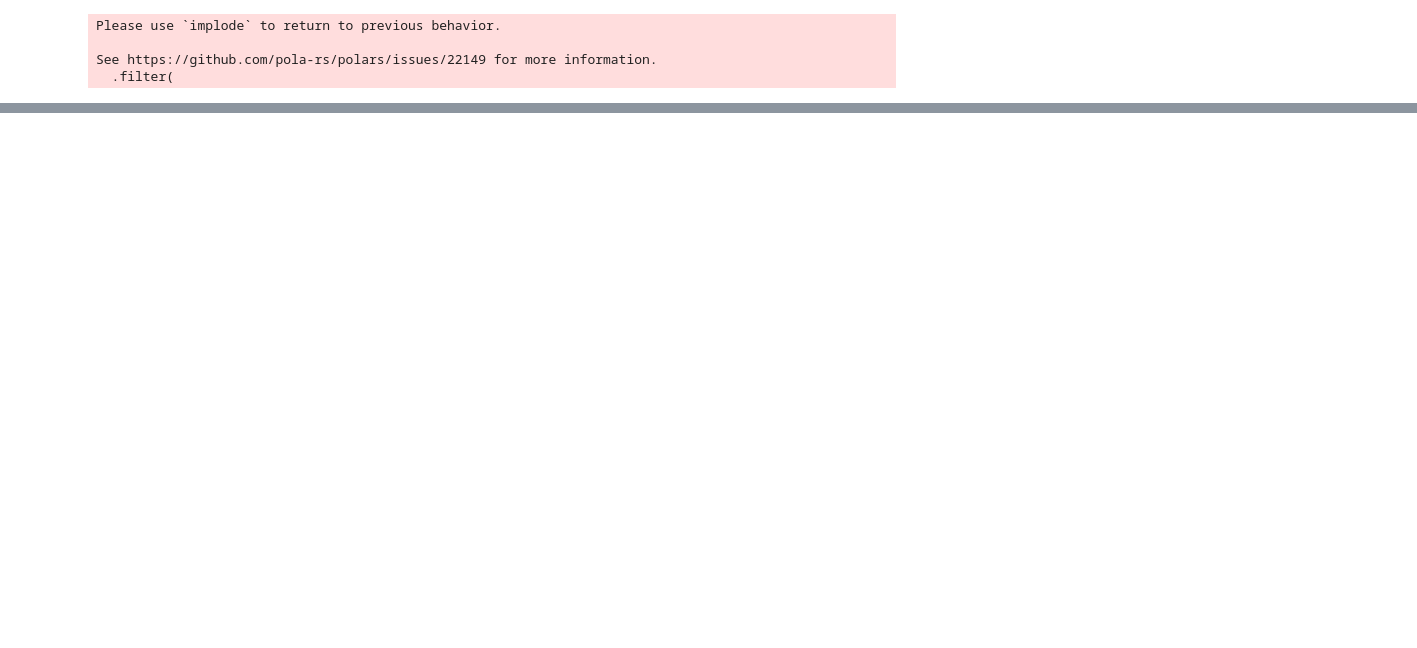
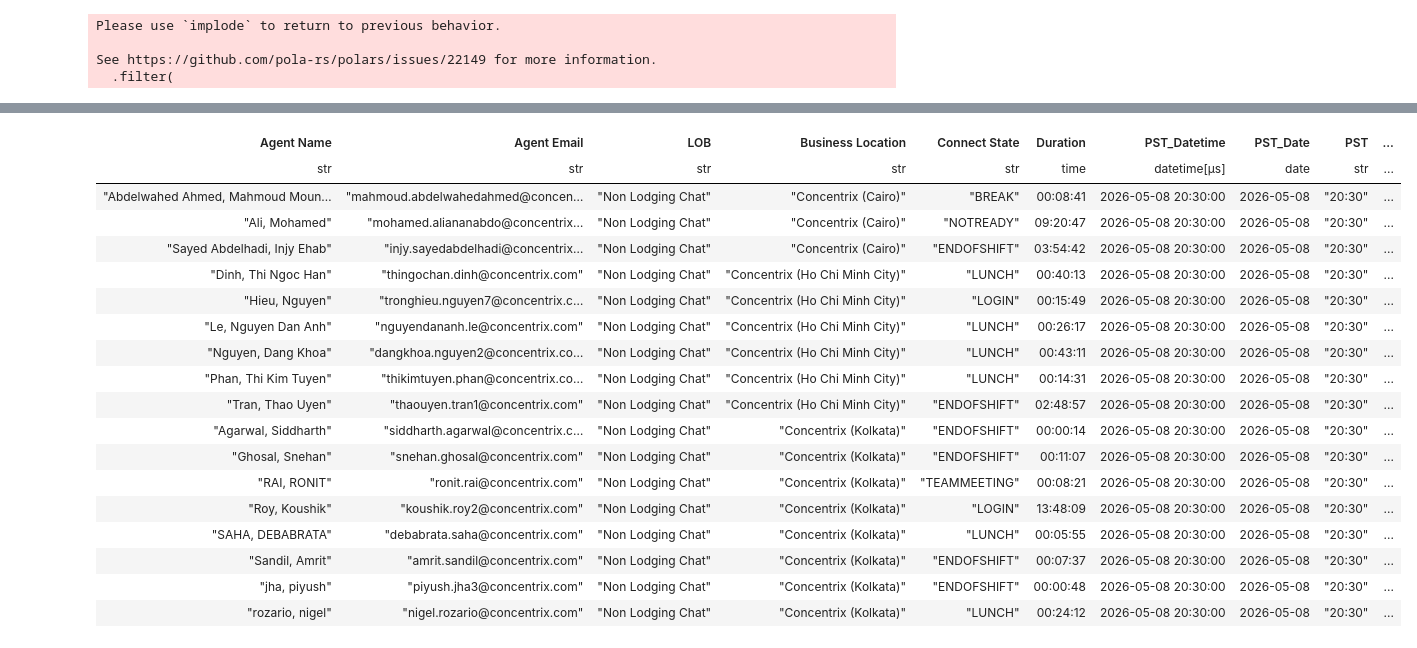
Before and after one commit to NguyenHuuChinh1998/CODE, a Jupyter notebook: realtime_monitoring.ipynb, the cells around one changed output, grey strips where cells are left out. Cells and saved outputs as stored; diff of their text form; code cells hidden in the pictures; blank space fills up the shorter version.

```diff
--- a/realtime_monitoring.ipynb
+++ b/realtime_monitoring.ipynb
@@ -154,7 +162,7 @@ SITE_MAPPING = {"Pune": "PUN", "Ho Chi Minh": "HCM", "Kolkata": "KOL", "Cairo":
 
 LOB_MAPPING = {
     "Lodging Chat": ["Chat_OD_EN_Car_Activity", "Chat_OD_EN_Lodging", "Chat - Global English Lodging Nesting", "Chat_Lodging English w Car"],
-    "Non Lodging Chat": ["Chat - Global English Non- Lodging Nesting", "Chat_OD_EN_Dual_GDS"]
+    "Non Lodging Chat": ["Chat - Global English Non- Lodging Nesting", "Chat_OD_EN_Dual_GDS", "Chat_OD_EN_Amadeus"]
 }
 
 ACTIVE_STATES = ["AVAILABLECHAT", "OUTBOUNDCALL"]
@@ -168,15 +176,16 @@ outage_db = (
         )
     )
     .select([
-        "Business Location", "Export time", "Agent Name", "Agent Manager",
+        "Business Location", "Export time", "Agent Name", "Agent Email", "Agent Manager",
         "Connect State", "Assigned Workitem Count", "Duration", "Queue Group / Routing Profile"
     ])
     .with_columns([
-        pl.col("Export time").cast(pl.Datetime, strict=False).dt.truncate("30m").alias("VN_Datetime"),
+        pl.col("Export time").cast(pl.Datetime, strict=False).dt.truncate("30m").alias("VNT_Datetime"),
         pl.col("Duration").str.strptime(pl.Time, "%H:%M:%S", strict=False)
     ])
+    .filter(pl.col("Export time") == pl.col("Export time").max().over("VNT_Datetime"))
     .with_columns([
-        pl.col("VN_Datetime").dt.replace_time_zone("Asia/Ho_Chi_Minh").dt.convert_time_zone("America/Los_Angeles").dt.replace_time_zone(None).alias("PST_Datetime")
+        pl.col("VNT_Datetime").dt.replace_time_zone("Asia/Ho_Chi_Minh").dt.convert_time_zone("America/Los_Angeles").dt.replace_time_zone(None).alias("PST_Datetime")
     ])
     .with_columns([
         pl.when(pl.col("Queue Group / Routing Profile").is_in(LOB_MAPPING["Lodging Chat"])).then(pl.lit("Lodging Chat"))
@@ -204,9 +213,7 @@ def add_time_cols(df, col="PST_Datetime"):
     )
 
 def build_hc(df, cond, label):
-
     value_col = f"Heads {label}"
-
     return (
         df.group_by(["LOB", "PST_Datetime"])
         .agg([
@@ -222,7 +229,6 @@ def build_hc(df, cond, label):
     )
 
 df_active = build_hc(outage_db, active_cond, "Active")
-
 df_inactive = build_hc(outage_db, inactive_cond, "Inactive")
 
 df_req = (
@@ -233,7 +239,10 @@ df_req = (
         pl.when(pl.col("LOB") == "Lodging chat").then(pl.lit("Lodging Chat"))
         .when(pl.col("LOB") == "Non-Lodging chat").then(pl.lit("Non Lodging Chat"))
         .otherwise(pl.col("LOB"))
-        .alias("LOB")
+        .alias("LOB"),
+
+        (pl.col("Total OU Req") * 2).alias("Total OU Req"),
+        (pl.col("OU Req by Site") * 2).alias("OU Req by Site")
     ])
     .select(["LOB", "Site", "PST_Datetime", "Total OU Req", "OU Req by Site"])
 )
@@ -242,21 +251,19 @@ df_active = (
     df_active
     .join(df_req, on=["LOB", "Site", "PST_Datetime"], how="left")
     .with_columns([
-    (pl.col("Heads Active") - pl.col("OU Req by Site")).round(1).alias("Missing Heads"),
-
-    pl.when(
-        (pl.col("OU Req by Site").is_null()) |
-        (pl.col("OU Req by Site") == 0)
-    )
-    .then(pl.lit("-"))
-    .otherwise(
-        (((pl.col("Heads Active") / pl.col("OU Req by Site")) * 100).round(1).cast(pl.String) + "%")
-    )
-    .alias("Heads Active / OU Req by Site"),
-
-    pl.col("Total OU Req").round(1),
-    pl.col("OU Req by Site").round(1)
-])
+        (pl.col("Heads Active") - pl.col("OU Req by Site")).round(1).alias("Missing Heads"),
+        pl.when(
+            (pl.col("OU Req by Site").is_null()) |
+            (pl.col("OU Req by Site") == 0)
+        )
+        .then(pl.lit("-"))
+        .otherwise(
+            (((pl.col("Heads Active") / pl.col("OU Req by Site")) * 100).round(1).cast(pl.String) + "%")
+        )
+        .alias("Heads Active / OU Req by Site"),
+        pl.col("Total OU Req").round(1),
+        pl.col("OU Req by Site").round(1)
+    ])
     .select([
         "LOB", "Site", "Total OU Req", "OU Req by Site", "Heads Active",
         "Missing Heads", "Heads Active / OU Req by Site",
@@ -267,27 +274,28 @@ df_active = (
 df_inactive_details = (
     outage_db
     .filter(inactive_cond)
-    .select(["Agent Name", "LOB", "Business Location", "Connect State", "Duration", "PST_Datetime"])
-    .rename({"PST_Datetime": "PST_Interval"})
-    .pipe(add_time_cols, "PST_Interval")
-    .drop("PST_Interval")
+    .select([
+        "Agent Name", "Agent Email", "LOB", "Business Location",
+        "Connect State", "Duration", "PST_Datetime"
+    ])
+    .pipe(add_time_cols)
 )
 
-latest_pst = df_inactive_details.select(pl.col("PST").max()).item()
+latest_dt = outage_db.select(pl.col("PST_Datetime").max()).item()
 
-df_active = df_active.filter(pl.col("PST") == latest_pst)
-
-df_inactive = df_inactive.filter(pl.col("PST") == latest_pst)
+df_active = df_active.filter(pl.col("PST_Datetime") == latest_dt)
+df_inactive = df_inactive.filter(pl.col("PST_Datetime") == latest_dt)
+df_inactive_details = df_inactive_details.filter(pl.col("PST_Datetime") == latest_dt)
 
 df_lodging = df_inactive_details.filter(pl.col("LOB") == "Lodging Chat").sort(["Business Location", "Agent Name"])
-
 df_non_lodging = df_inactive_details.filter(pl.col("LOB") == "Non Lodging Chat").sort(["Business Location", "Agent Name"])
 
-# with pl.Config(tbl_rows=-1):
-#     display(df_lodging)
-#     display(df_non_lodging)
-#     display(df_active)
-#     display(df_inactive)
+with pl.Config(tbl_rows=-1):
+    display(df_inactive_details)
+    display(df_lodging)
+    display(df_non_lodging)
+    display(df_active)
+    display(df_inactive)
 # %% [output]
 Please use `implode` to return to previous behavior.
 
@@ -295,0 +343,19 @@ See https://github.com/pola-rs/polars/issues/22149 for more information.
+| Agent Name | Agent Email | LOB | Business Location | Connect State | Duration | PST_Datetime | PST_Date | PST | ... |
+| str | str | str | str | str | time | datetime[μs] | date | str | ... |
+| "Abdelwahed Ahmed, Mahmoud Moun… | "mahmoud.abdelwahedahmed@concen… | "Non Lodging Chat" | "Concentrix (Cairo)" | "BREAK" | 00:08:41 | 2026-05-08 20:30:00 | 2026-05-08 | "20:30" | ... |
+| "Ali, Mohamed" | "mohamed.aliananabdo@concentrix… | "Non Lodging Chat" | "Concentrix (Cairo)" | "NOTREADY" | 09:20:47 | 2026-05-08 20:30:00 | 2026-05-08 | "20:30" | ... |
+| "Sayed Abdelhadi, Injy Ehab" | "injy.sayedabdelhadi@concentrix… | "Non Lodging Chat" | "Concentrix (Cairo)" | "ENDOFSHIFT" | 03:54:42 | 2026-05-08 20:30:00 | 2026-05-08 | "20:30" | ... |
+| "Dinh, Thi Ngoc Han" | "thingochan.dinh@concentrix.com" | "Non Lodging Chat" | "Concentrix (Ho Chi Minh City)" | "LUNCH" | 00:40:13 | 2026-05-08 20:30:00 | 2026-05-08 | "20:30" | ... |
+| "Hieu, Nguyen" | "tronghieu.nguyen7@concentrix.c… | "Non Lodging Chat" | "Concentrix (Ho Chi Minh City)" | "LOGIN" | 00:15:49 | 2026-05-08 20:30:00 | 2026-05-08 | "20:30" | ... |
+| "Le, Nguyen Dan Anh" | "nguyendananh.le@concentrix.com" | "Non Lodging Chat" | "Concentrix (Ho Chi Minh City)" | "LUNCH" | 00:26:17 | 2026-05-08 20:30:00 | 2026-05-08 | "20:30" | ... |
+| "Nguyen, Dang Khoa" | "dangkhoa.nguyen2@concentrix.co… | "Non Lodging Chat" | "Concentrix (Ho Chi Minh City)" | "LUNCH" | 00:43:11 | 2026-05-08 20:30:00 | 2026-05-08 | "20:30" | ... |
+| "Phan, Thi Kim Tuyen" | "thikimtuyen.phan@concentrix.co… | "Non Lodging Chat" | "Concentrix (Ho Chi Minh City)" | "LUNCH" | 00:14:31 | 2026-05-08 20:30:00 | 2026-05-08 | "20:30" | ... |
+| "Tran, Thao Uyen" | "thaouyen.tran1@concentrix.com" | "Non Lodging Chat" | "Concentrix (Ho Chi Minh City)" | "ENDOFSHIFT" | 02:48:57 | 2026-05-08 20:30:00 | 2026-05-08 | "20:30" | ... |
+| "Agarwal, Siddharth" | "siddharth.agarwal@concentrix.c… | "Non Lodging Chat" | "Concentrix (Kolkata)" | "ENDOFSHIFT" | 00:00:14 | 2026-05-08 20:30:00 | 2026-05-08 | "20:30" | ... |
+| "Ghosal, Snehan" | "snehan.ghosal@concentrix.com" | "Non Lodging Chat" | "Concentrix (Kolkata)" | "ENDOFSHIFT" | 00:11:07 | 2026-05-08 20:30:00 | 2026-05-08 | "20:30" | ... |
+| "RAI, RONIT" | "ronit.rai@concentrix.com" | "Non Lodging Chat" | "Concentrix (Kolkata)" | "TEAMMEETING" | 00:08:21 | 2026-05-08 20:30:00 | 2026-05-08 | "20:30" | ... |
+| "Roy, Koushik" | "koushik.roy2@concentrix.com" | "Non Lodging Chat" | "Concentrix (Kolkata)" | "LOGIN" | 13:48:09 | 2026-05-08 20:30:00 | 2026-05-08 | "20:30" | ... |
+| "SAHA, DEBABRATA" | "debabrata.saha@concentrix.com" | "Non Lodging Chat" | "Concentrix (Kolkata)" | "LUNCH" | 00:05:55 | 2026-05-08 20:30:00 | 2026-05-08 | "20:30" | ... |
+| "Sandil, Amrit" | "amrit.sandil@concentrix.com" | "Non Lodging Chat" | "Concentrix (Kolkata)" | "ENDOFSHIFT" | 00:07:37 | 2026-05-08 20:30:00 | 2026-05-08 | "20:30" | ... |
+| "jha, piyush" | "piyush.jha3@concentrix.com" | "Non Lodging Chat" | "Concentrix (Kolkata)" | "ENDOFSHIFT" | 00:00:48 | 2026-05-08 20:30:00 | 2026-05-08 | "20:30" | ... |
+| "rozario, nigel" | "nigel.rozario@concentrix.com" | "Non Lodging Chat" | "Concentrix (Kolkata)" | "LUNCH" | 00:24:12 | 2026-05-08 20:30:00 | 2026-05-08 | "20:30" | ... |
```
Also changed, not shown: parts of 8 cells of this notebook, 27 other files.
